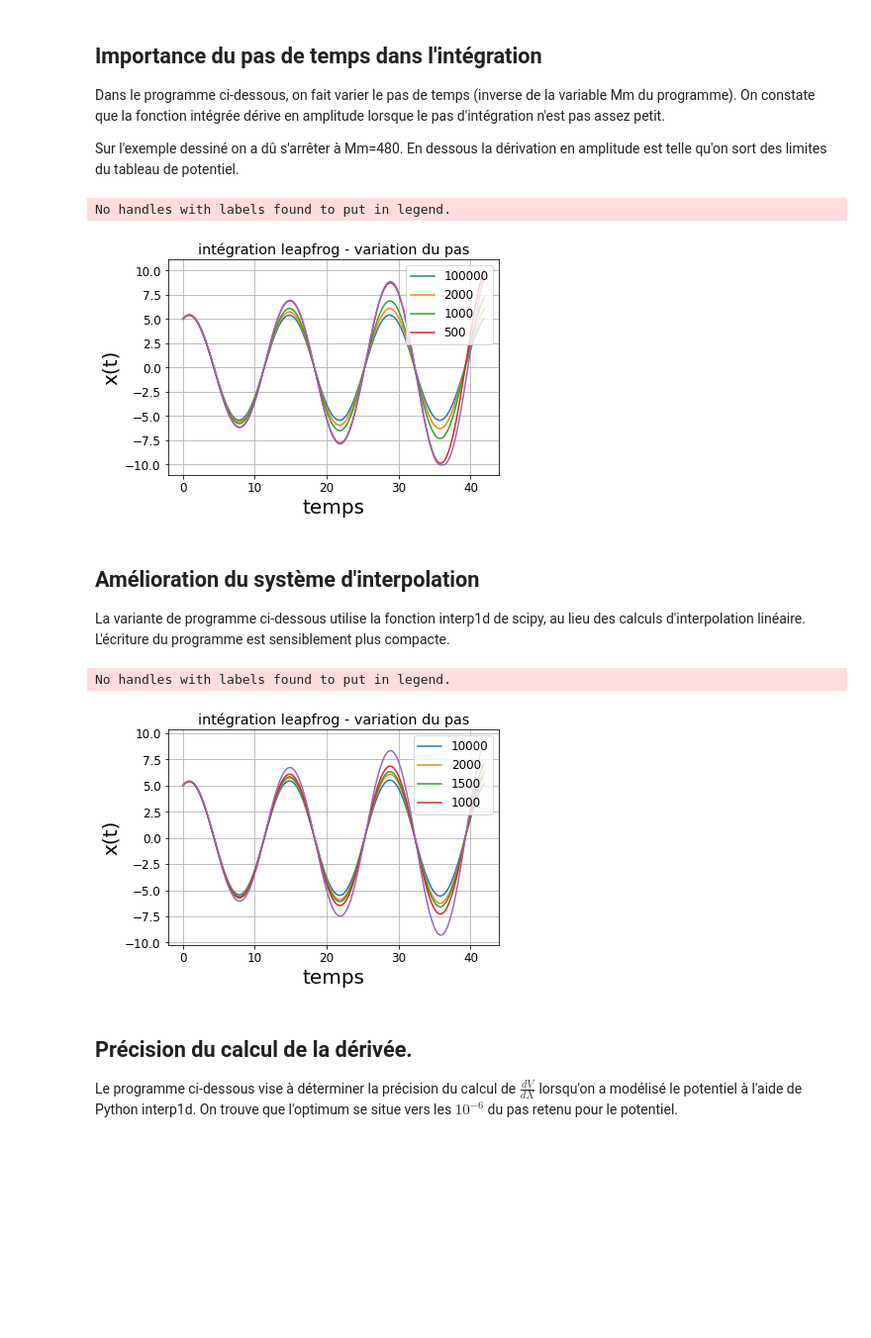
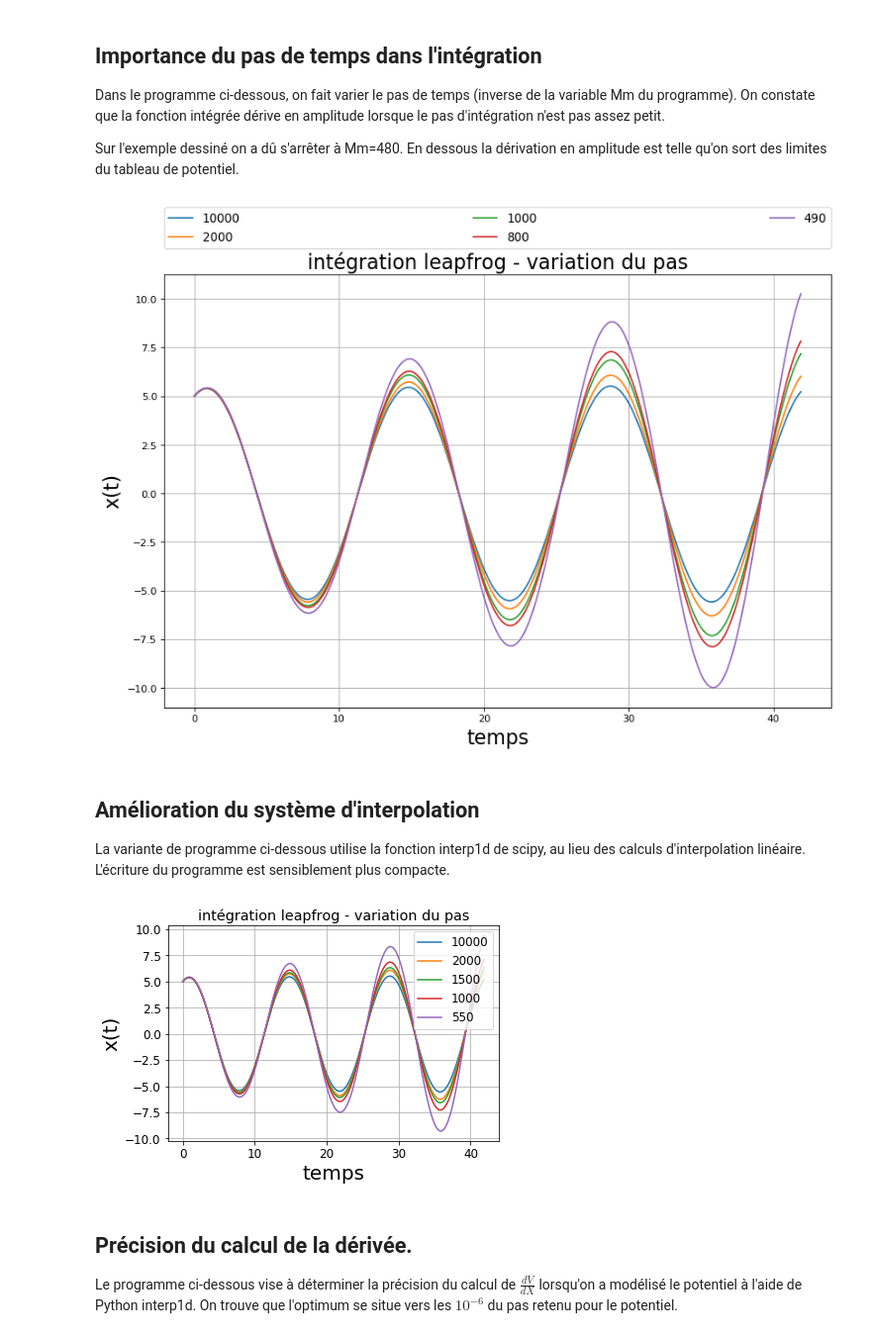
Before and after one commit to Yves-LEMEN/potentiel-discret, a Jupyter notebook: potentiel discret.ipynb, the cells around one changed output. Shown at 99% size. Saved outputs shown, nothing was run; the diff lists cells and outputs as text; code cells hidden in the pictures; blank space fills up the shorter version.

```diff
--- a/potentiel discret.ipynb
+++ b/potentiel discret.ipynb
@@ -281,46 +281,51 @@ def resoudre(x0,v0, Mm):
 
 ###############################################################################
 # représentation graphique leapfrog
+figure(figsize=(12,8), dpi=80)
+subplot(111)
 rcParams["axes.grid"] = True
 rcParams['font.size'] = 12
 rcParams['axes.labelsize'] = 20
-figure()
+
 
 
 xlabel("temps")
 ylabel("x(t)")
-plt.title ("intégration leapfrog - variation du pas")
+
+plt.title ("intégration leapfrog - variation du pas", fontsize=20)
 ###############################################################################
 
 #retour programme principal
 Vprim=dVdx(l,Nn,V)
 
 
 
-vecteur=[100000, 2000, 1000, 500, 485]
+vecteur=[10000, 2000, 1000, 800, 490]
 
 for i in range(0, 5):
-    Mm= vecteur[i]
+    Mm= vecteur[i]-1
     x,v = resoudre(x0,v0, Mm)
 
     tps=10*2*3.141596/omeg
     tp=np.linspace(0,tps,Mm)
 
 
 
 
 
-    plt.legend(loc='upper right')
+
+
     plt.plot(tp,x, linewidth=1.5, label= vecteur[i])
+    plt.legend(bbox_to_anchor=(0., 1.06, 1., .106), loc='lower left',
+           ncol=3, mode="expand", borderaxespad=0.)
 
 
 ###############################################################################
 ###############################################################################
 show()
 ###############################################################################
 # %% [output]
-No handles with labels found to put in legend.
-[figure, old version]
+[figure, new version]
 # %% [markdown]
 ## Amélioration du système d'interpolation
 La variante de programme ci-dessous utilise la fonction interp1d de scipy, au lieu des calculs d'interpolation linéaire. L'écriture du programme est sensiblement plus compacte.
@@ -342,7 +347,7 @@ ds=s[1]-s[0]
 omeg=1.5
 
 ###########################
-# chargement du potentiel quadratique
+# chargement du potentiel quadratique et définition de la fonction d'interpolation
 
 V = (omeg**2/2)*xp**2
 fpot = interp1d(xp, V, kind='cubic')
@@ -355,7 +360,7 @@ v0=3.0
 
 
 ###############################################################################
-# calcul de la valeur de la dérivée du potentiel en un point x avec interpolation
+# calcul de la valeur de la dérivée du potentiel en un point x
 def derivpot(z,l,Nn, fpot):
         k=0.001
         h=k*2*l/Nn
@@ -417,12 +422,8 @@ for i in range(0, 5):
     tps=10*2*3.141596/omeg
     tp=np.linspace(0,tps,Mm)
 
-
-
-
-
+    plt.plot(tp,x, linewidth=1.5, label= vecteur[i])
     plt.legend(loc='upper right')
-    plt.plot(tp,x, linewidth=1.5, label= vecteur[i])
 
 
 ###############################################################################
@@ -430,8 +431,7 @@ for i in range(0, 5):
 show()
 ###############################################################################
 # %% [output]
-No handles with labels found to put in legend.
-[figure, old version]
+[figure, new version]
 # %% [markdown]
 ## Précision du calcul de la dérivée.
 Le programme ci-dessous vise à déterminer la précision du calcul de $\frac{dV}{dX}$ lorsqu'on a modélisé le potentiel à l'aide de Python interp1d.
```
